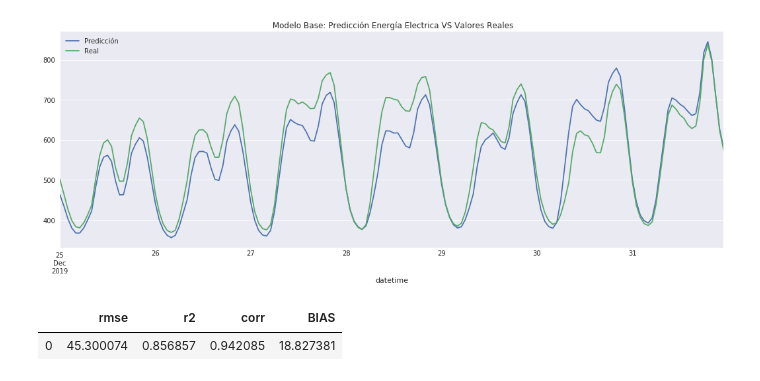
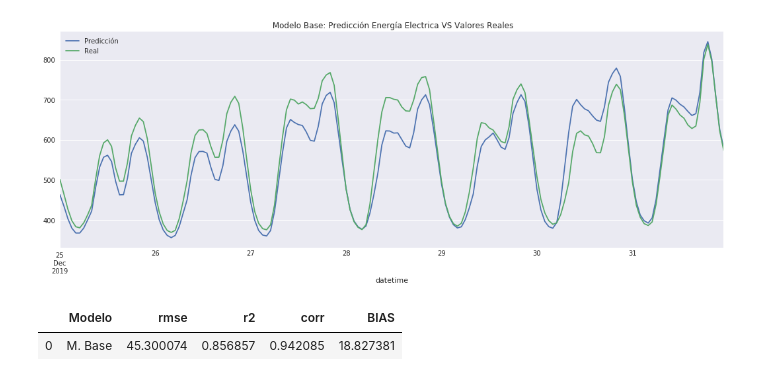
Before and after one commit to pablohhb/TFM, a Jupyter notebook: modelos.ipynb, the cells around one changed output. Drawn from its saved outputs; the diff is of its cells as text; code cells hidden in the pictures.

Commit message:
modelo base

```diff
--- a/modelos.ipynb
+++ b/modelos.ipynb
@@ -181,7 +181,8 @@ r2 = r2_score(datos_m_base[-168:], prediccion_m_base)
 corr = correlacion(datos_m_base[-168:], prediccion_m_base)
 BIAS = bias(datos_m_base[-168:], prediccion_m_base)
 # %%
-metricas_m_base = pd.DataFrame(index='M. Base'{'rmse': [rmse], 'r2': [r2], 'corr': [corr], 'BIAS': [BIAS]})
+metricas_m_base = pd.DataFrame({'Modelo': 'M. Base','rmse': [rmse], 'r2': [r2], 'corr': [corr], 'BIAS': [BIAS]})
+metricas_m_base
 # %% [output]
-|  | rmse | r2 | corr | BIAS |
-| 0 | 45.300074 | 0.856857 | 0.942085 | 18.827381 |
+|  | Modelo | rmse | r2 | corr | BIAS |
+| 0 | M. Base | 45.300074 | 0.856857 | 0.942085 | 18.827381 |
```
